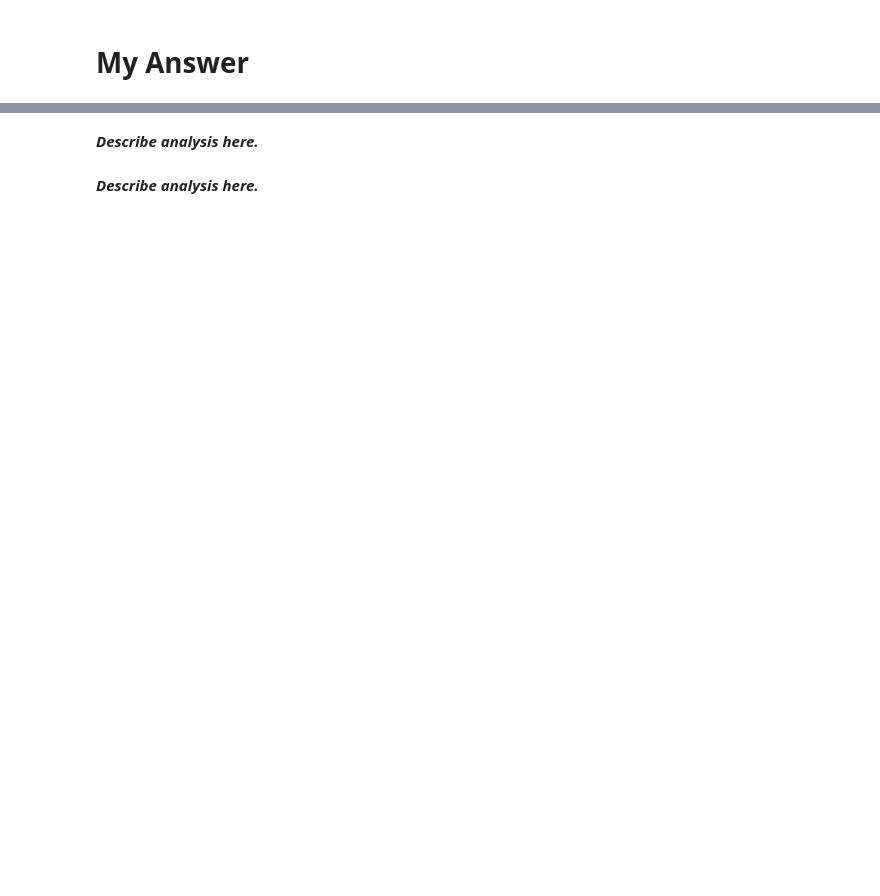
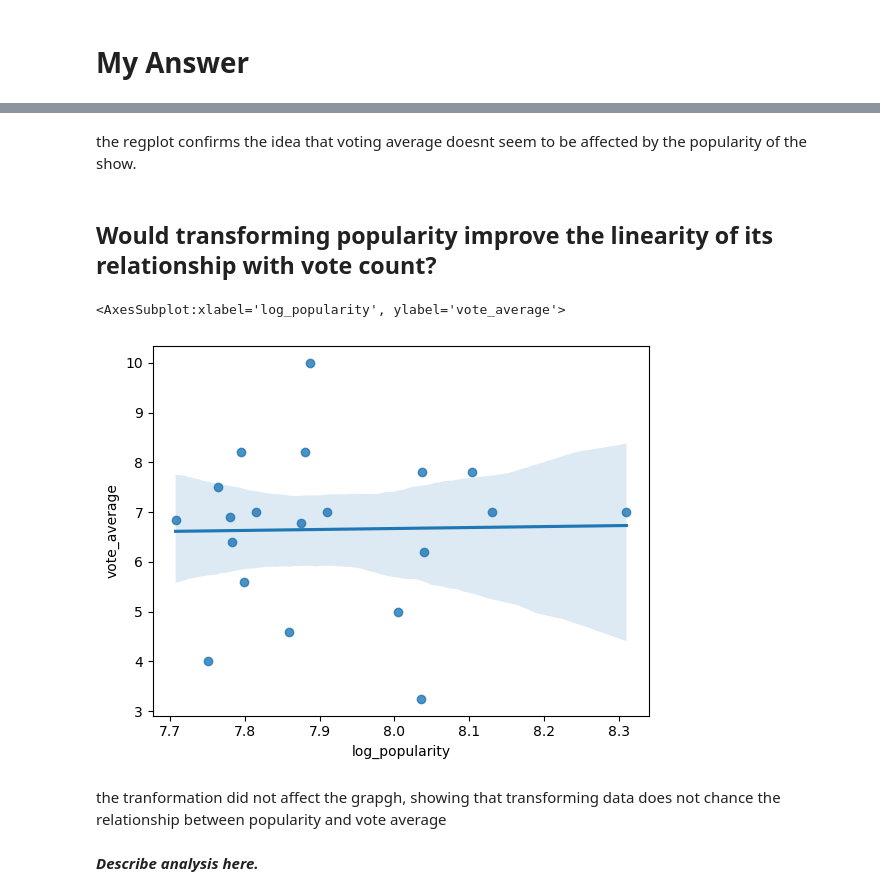
Before and after one commit to applepot437/ai, a Jupyter notebook: sem 1/unit 2 final/Unit+2+-+Final+Project+Template.ipynb, the cells around one changed output, grey strips where cells are left out. Cells and saved outputs as stored; diff of their text form; code cells hidden in the pictures; blank space fills up the shorter version.

```diff
--- a/sem 1/unit 2 final/Unit+2+-+Final+Project+Template.ipynb
+++ b/sem 1/unit 2 final/Unit+2+-+Final+Project+Template.ipynb
@@ -158,2 +61,15 @@ KeyError: 'x'
+# %% [markdown]
+the regplot confirms the idea that voting average doesnt seem to be affected by the popularity of the show.
+# %% [markdown]
+## Would transforming popularity improve the linearity of its relationship with vote count?
+# %%
+import numpy as np
+df['log_popularity'] = np.log(df['popularity'])
+sns.regplot(data=df, x="log_popularity", y="vote_average")
+# %% [output]
+<AxesSubplot:xlabel='log_popularity', ylabel='vote_average'>
+[figure, added]
+# %% [markdown]
+the tranformation did not affect the grapgh, showing that transforming data does not chance the relationship between popularity and vote average
 # %% [markdown]
 ***Describe analysis here.***
@@ -163,2 +75,0 @@ KeyError: 'x'
-# %% [markdown]
-***Describe analysis here.***
```
Also changed, not shown: parts of 16 cells of this notebook, 1 other file.
